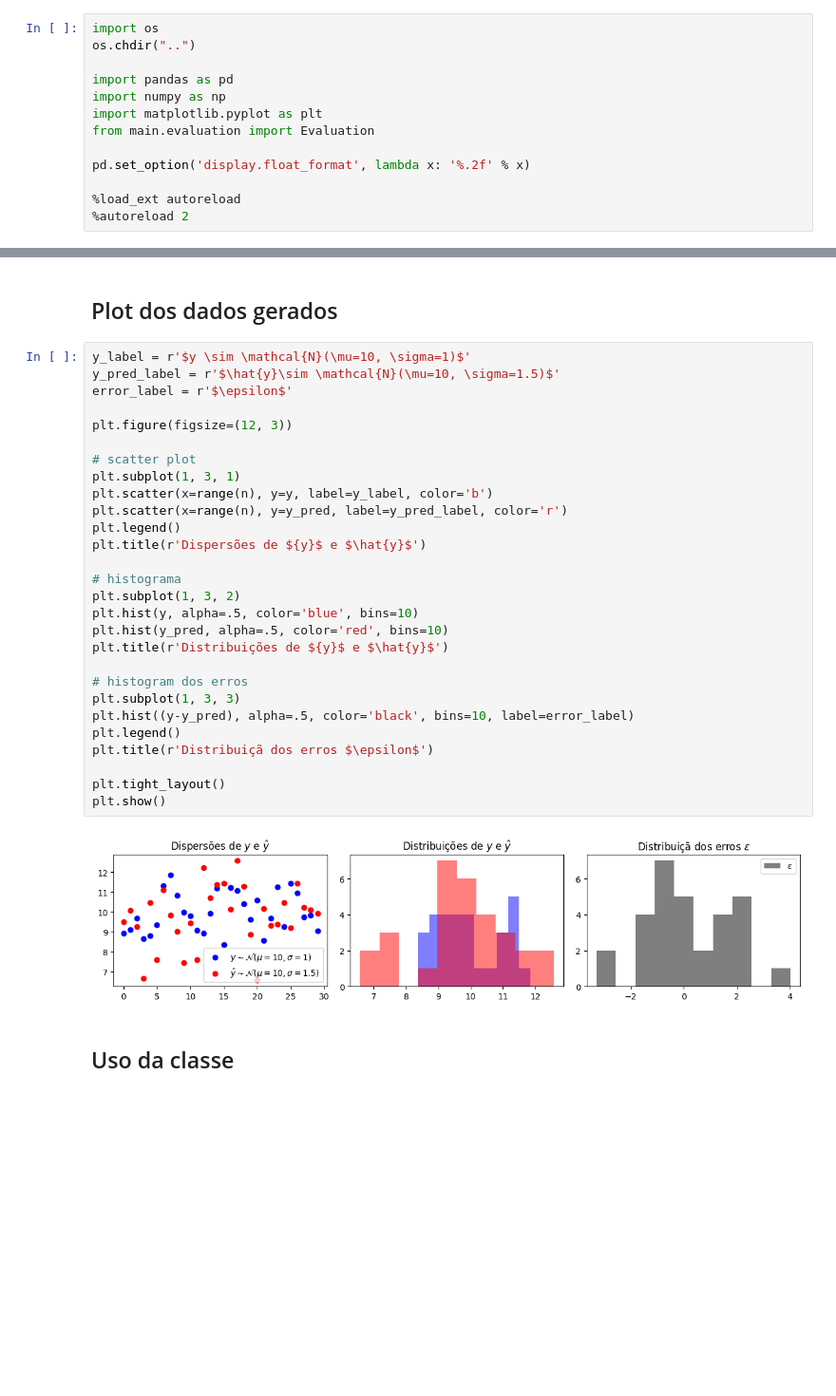
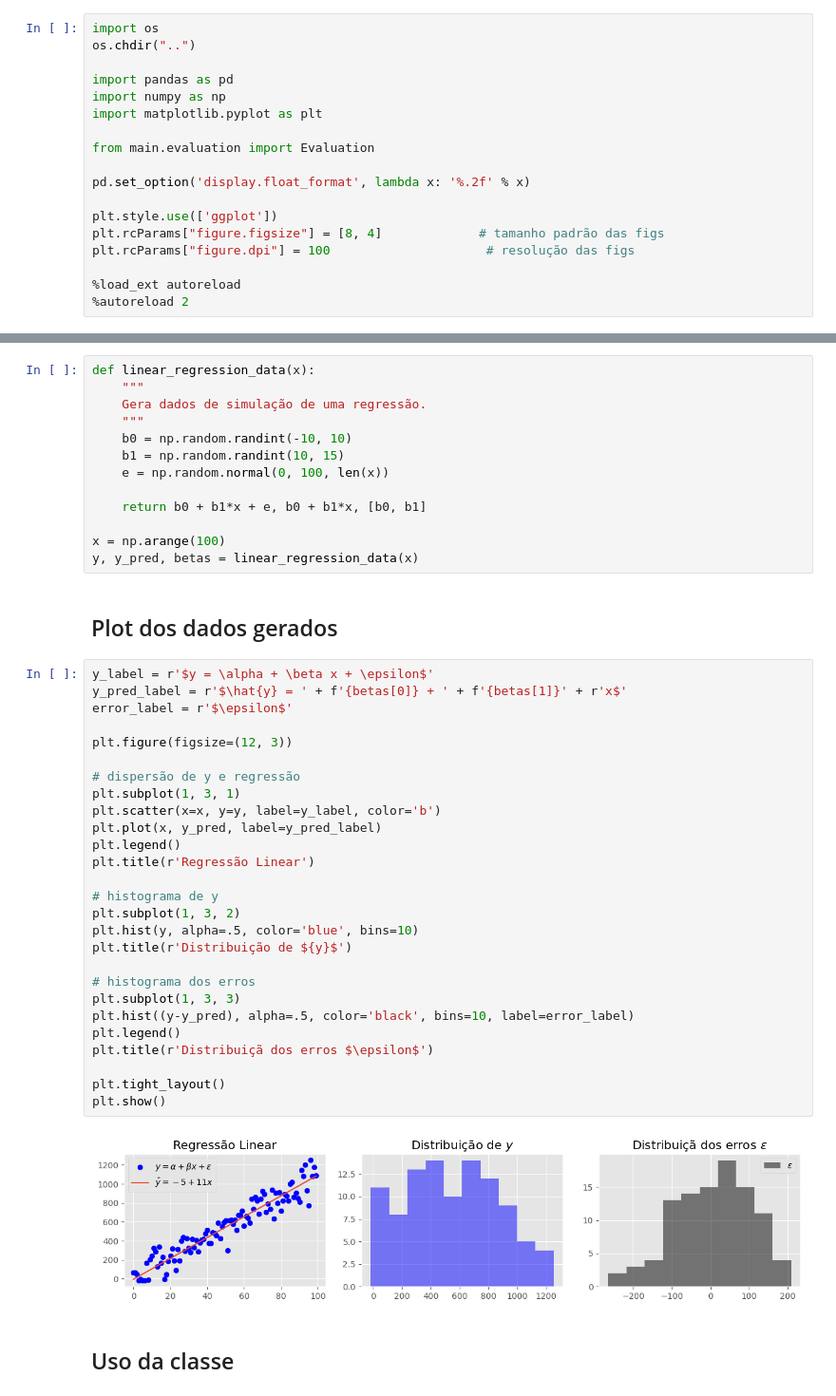
Before and after one commit to getrolucas/PIC10003-2024, a Jupyter notebook: exemplos/evaluation_class.ipynb, the cells around one changed output, grey strips where cells are left out. Shown: that part at 95% size. Drawn from its saved outputs; the diff is of its cells as text; blank space fills up the shorter version.

```diff
--- a/exemplos/evaluation_class.ipynb
+++ b/exemplos/evaluation_class.ipynb
@@ -13,10 +13,15 @@ os.chdir("..")
 import pandas as pd
 import numpy as np
 import matplotlib.pyplot as plt
+
 from main.evaluation import Evaluation
 
 pd.set_option('display.float_format', lambda x: '%.2f' % x)
 
+plt.style.use(['ggplot'])
+plt.rcParams["figure.figsize"] = [8, 4]             # tamanho padrão das figs
+plt.rcParams["figure.dpi"] = 100                     # resolução das figs
+
 %load_ext autoreload
 %autoreload 2
 # %% [markdown]
@@ -32,35 +29,47 @@ y_pred = np.random.normal(10, 1.5, n)
+# %%
+def linear_regression_data(x):
+    """
+    Gera dados de simulação de uma regressão.
+    """
+    b0 = np.random.randint(-10, 10)
+    b1 = np.random.randint(10, 15)
+    e = np.random.normal(0, 100, len(x))
+
+    return b0 + b1*x + e, b0 + b1*x, [b0, b1]
+
+x = np.arange(100)
+y, y_pred, betas = linear_regression_data(x)
 # %% [markdown]
 ## Plot dos dados gerados
 # %%
-y_label = r'$y \sim \mathcal{N}(\mu=10, \sigma=1)$'
-y_pred_label = r'$\hat{y}\sim \mathcal{N}(\mu=10, \sigma=1.5)$'
+y_label = r'$y = \alpha + \beta x + \epsilon$'
+y_pred_label = r'$\hat{y} = ' + f'{betas[0]} + ' + f'{betas[1]}' + r'x$'
 error_label = r'$\epsilon$'
 
 plt.figure(figsize=(12, 3))
 
-# scatter plot
+# dispersão de y e regressão
 plt.subplot(1, 3, 1)
-plt.scatter(x=range(n), y=y, label=y_label, color='b')
-plt.scatter(x=range(n), y=y_pred, label=y_pred_label, color='r')
+plt.scatter(x=x, y=y, label=y_label, color='b')
+plt.plot(x, y_pred, label=y_pred_label)
 plt.legend()
-plt.title(r'Dispersões de ${y}$ e $\hat{y}$')
+plt.title(r'Regressão Linear')
 
-# histograma
+# histograma de y
 plt.subplot(1, 3, 2)
 plt.hist(y, alpha=.5, color='blue', bins=10)
-plt.hist(y_pred, alpha=.5, color='red', bins=10)
-plt.title(r'Distribuições de ${y}$ e $\hat{y}$')
+plt.title(r'Distribuição de ${y}$')
 
-# histogram dos erros
+# histograma dos erros
 plt.subplot(1, 3, 3)
 plt.hist((y-y_pred), alpha=.5, color='black', bins=10, label=error_label)
 plt.legend()
 plt.title(r'Distribuiçã dos erros $\epsilon$')
 
 plt.tight_layout()
 plt.show()
 # %% [output]
-[figure, old version]
+[figure, new version]
 # %% [markdown]
 ## Uso da classe
 # %%
```
Also changed, not shown: parts of 2 cells of this notebook, 1 other file.
